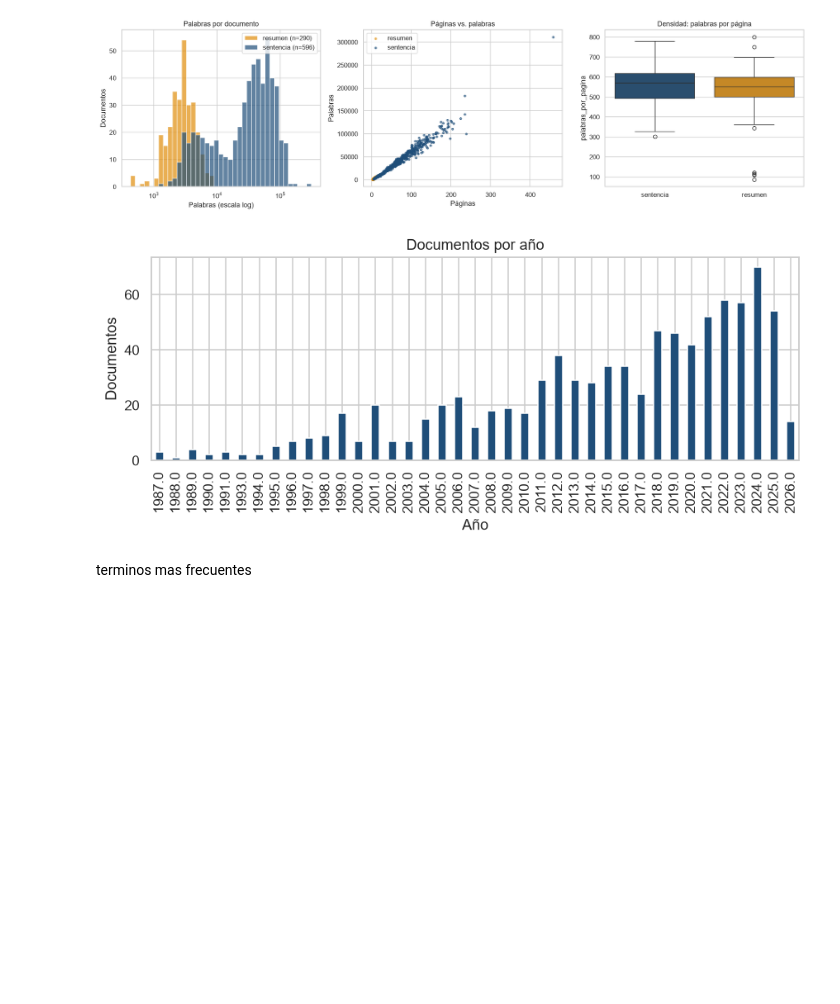
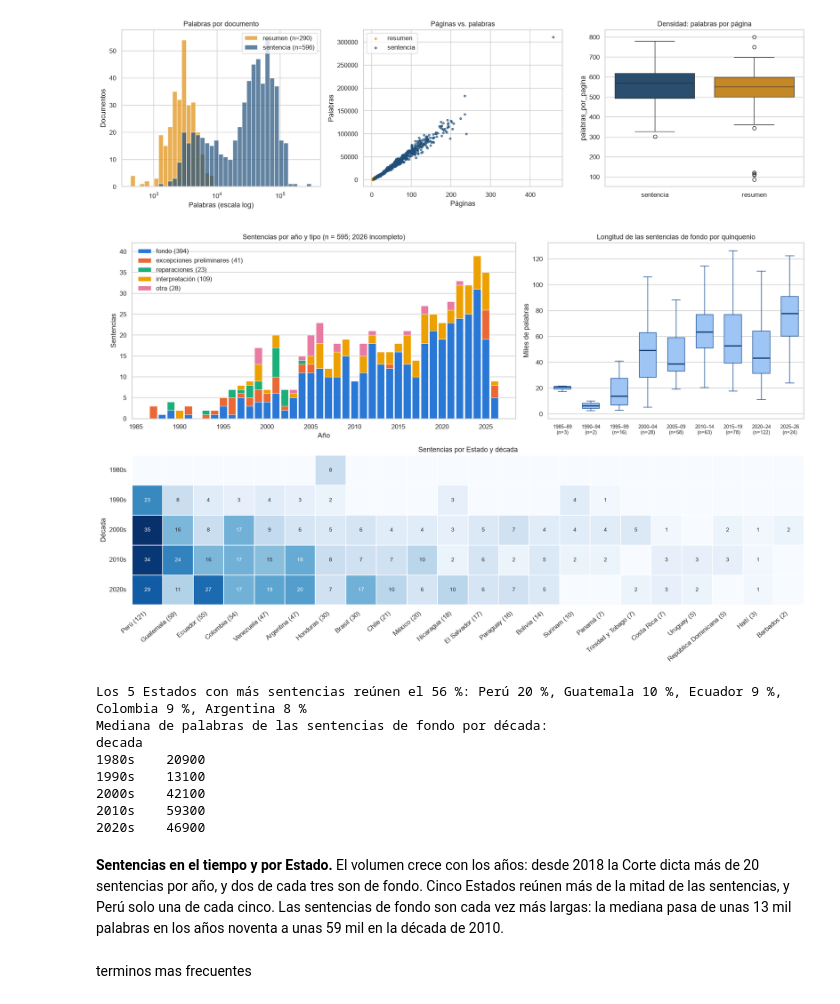
Before and after one commit to GiraldoB/RAG-CIDH, a Jupyter notebook: proyecto_(2).ipynb, the cells around one changed output. Drawn from its saved outputs; the diff is of its cells as text; code cells hidden in the pictures; blank space fills up the shorter version.

```diff
--- a/proyecto_(2).ipynb
+++ b/proyecto_(2).ipynb
@@ -1117,17 +1118,74 @@ ax[2].set_xlabel(""); ax[2].set_title("Densidad: palabras por página")
 guardar_fig("fig01_tamano_documentos")
 # %% [output]
 [figure]
-# %%
-# Distribución temporal (solo tiene sentido con varios años en el corpus)
-if "anio" in df and df["anio"].nunique() > 1:
-    plt.figure(figsize=(8, 3.6))
-    df["anio"].value_counts().sort_index().plot(kind="bar", color="#1f4e79")
-    plt.title("Documentos por año"); plt.xlabel("Año"); plt.ylabel("Documentos")
-    guardar_fig("fig02_documentos_por_anio")
-else:
-    print("El corpus de prueba no tiene variación temporal suficiente; se omite la figura.")
-# %% [output]
-[figure, removed]
+# %%
+# ── Sentencias en el tiempo y por Estado ──
+# Los tipos poco frecuentes (competencia, sin tipo) se agrupan en «otra» para no pasar de cinco colores.
+TIPOS = {"fondo": "#2a78d6", "excepciones preliminares": "#eb6834", "reparaciones": "#1baf7a",
+         "interpretación": "#eda100", "otra": "#e87ba4"}
+sent = df[df["en_alcance_rag"] & df["anio"].notna()].copy()
+sent["anio"] = sent["anio"].astype(int)
+sent["tipo"] = sent["tipo_sentencia"].where(sent["tipo_sentencia"].isin(list(TIPOS)), "otra")
+sent["quinquenio"] = sent["anio"] // 5 * 5
+sent["decada"] = (sent["anio"] // 10 * 10).astype(str) + "s"
+anio_max = sent["anio"].max()          # el último año está incompleto
+nombre_q = lambda q: f"{q}–{str(min(q + 4, anio_max))[2:]}"
+
+fig = plt.figure(figsize=(17, 10.5))
+gs = fig.add_gridspec(2, 2, height_ratios=[1, 0.85], width_ratios=[1.5, 1])
+ax_anio, ax_long, ax_mapa = fig.add_subplot(gs[0, 0]), fig.add_subplot(gs[0, 1]), fig.add_subplot(gs[1, :])
+
+# a) Sentencias por año, apiladas por tipo
+conteo = sent.groupby(["anio", "tipo"]).size().unstack(fill_value=0).reindex(columns=list(TIPOS), fill_value=0)
+base = np.zeros(len(conteo))
+for tipo, color in TIPOS.items():
+    ax_anio.bar(conteo.index, conteo[tipo], bottom=base, width=0.85, color=color, edgecolor="white",
+                linewidth=0.6, label=f"{tipo} ({conteo[tipo].sum()})")
+    base += conteo[tipo].to_numpy()
+ax_anio.set_title(f"Sentencias por año y tipo (n = {len(sent)}; {anio_max} incompleto)")
+ax_anio.set_xlabel("Año"); ax_anio.set_ylabel("Sentencias"); ax_anio.set_ylim(0, base.max() * 1.08)
+ax_anio.legend(frameon=False, loc="upper left"); ax_anio.grid(False, axis="x")
+
+# b) Longitud de las sentencias de fondo por quinquenio (sin atípicos; n bajo cada caja)
+fondo = sent[sent["tipo"].eq("fondo")]
+quinq = sorted(fondo["quinquenio"].unique())
+cajas = [fondo.loc[fondo["quinquenio"].eq(q), "numero_palabras"] / 1000 for q in quinq]
+ax_long.boxplot(cajas, showfliers=False, patch_artist=True, widths=0.6,
+                boxprops={"facecolor": "#9ec5f4", "edgecolor": "#184f95"}, medianprops={"color": "#0d366b", "lw": 2},
+                whiskerprops={"color": "#184f95"}, capprops={"color": "#184f95"})
+ax_long.set_xticks(range(1, len(quinq) + 1), [f"{nombre_q(q)}\n(n={len(c)})" for q, c in zip(quinq, cajas)],
+                   fontsize=8.5)
+ax_long.set_ylabel("Miles de palabras"); ax_long.set_title("Longitud de las sentencias de fondo por quinquenio")
+ax_long.grid(False, axis="x")
+
+# c) Estado × década
+mapa = sent.dropna(subset=["estado"]).pivot_table(index="decada", columns="estado", values="doc_id",
+                                                  aggfunc="count", fill_value=0)
+mapa = mapa[mapa.sum().sort_values(ascending=False).index]
+sns.heatmap(mapa, annot=mapa.astype(str).replace("0", ""), fmt="", cmap="Blues", cbar=False, ax=ax_mapa,
+            linewidths=1, linecolor="white", annot_kws={"fontsize": 9})
+ax_mapa.set_xticklabels([f"{e.title().replace(' Y ', ' y ')} ({n})" for e, n in mapa.sum().items()], rotation=40, ha="right")
+ax_mapa.set_xlabel(""); ax_mapa.set_ylabel("Década"); ax_mapa.tick_params(axis="y", rotation=0)
+ax_mapa.set_title("Sentencias por Estado y década")
+guardar_fig("fig02_sentencias_tiempo_y_estado")
+
+por_estado = sent["estado"].value_counts(normalize=True)
+print(f"Los 5 Estados con más sentencias reúnen el {100 * por_estado.head(5).sum():.0f} %: "
+      + ", ".join(f"{e.title()} {100 * p:.0f} %" for e, p in por_estado.head(5).items()))
+print("Mediana de palabras de las sentencias de fondo por década:")
+print(fondo.groupby("decada")["numero_palabras"].median().round(-2).astype(int).to_string())
+# %% [output]
+[figure, added]
+Los 5 Estados con más sentencias reúnen el 56 %: Perú 20 %, Guatemala 10 %, Ecuador 9 %, Colombia 9 %, Argentina 8 %
+Mediana de palabras de las sentencias de fondo por década:
+decada
+1980s    20900
+1990s    13100
+2000s    42100
+2010s    59300
+2020s    46900
+# %% [markdown]
+**Sentencias en el tiempo y por Estado.** El volumen crece con los años: desde 2018 la Corte dicta más de 20 sentencias por año, y dos de cada tres son de fondo. Cinco Estados reúnen más de la mitad de las sentencias, y Perú solo una de cada cinco. Las sentencias de fondo son cada vez más largas: la mediana pasa de unas 13 mil palabras en los años noventa a unas 59 mil en la década de 2010.
 # %% [markdown]
 terminos mas frecuentes
 # %%
```
Also changed, not shown: parts of 14 cells of this notebook, 1 other file.
